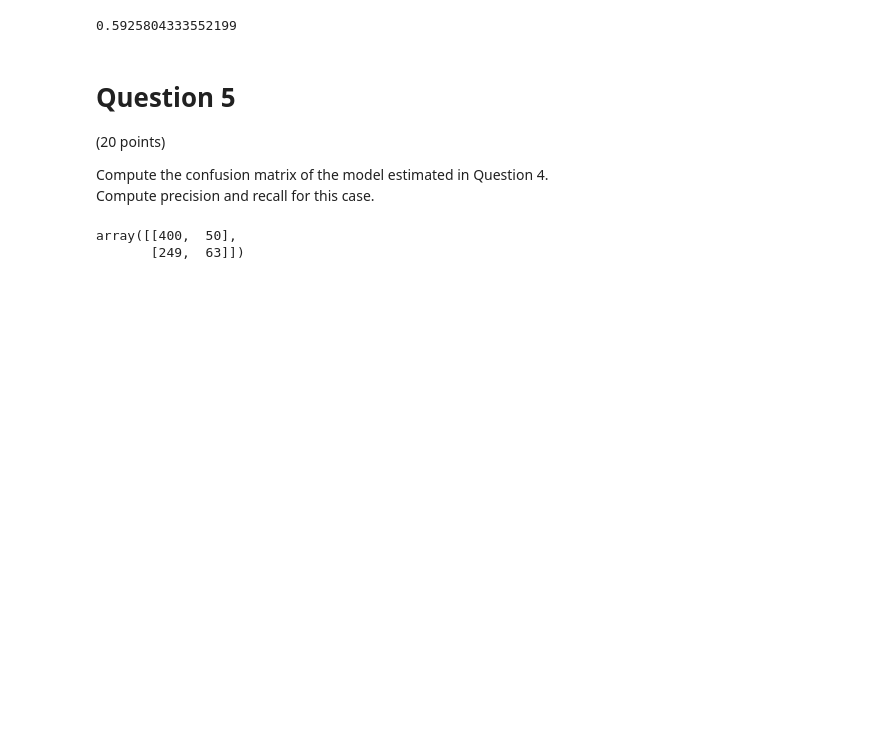
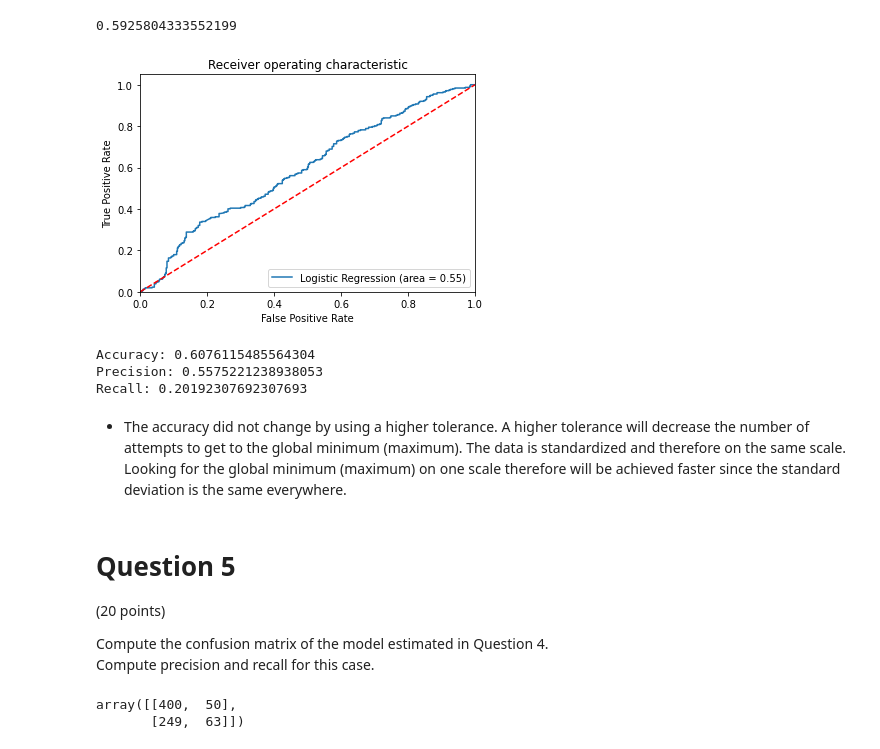
Before and after one commit to Nsmid/Machine-Learning-for-Finance, a Jupyter notebook: assignment 1/assignment1_group08_2021.ipynb, the cells around one changed output. Drawn from its saved outputs; the diff is of its cells as text; code cells hidden in the pictures; blank space fills up the shorter version.

```diff
--- a/assignment 1/assignment1_group08_2021.ipynb
+++ b/assignment 1/assignment1_group08_2021.ipynb
@@ -583,3 +482,28 @@ y_pred_q4=logit_model_q4.predict(x_test_q3)
+# %%
+logit_roc_auc = roc_auc_score(y_test, logit_model_q4.predict(x_test_q3))
+fpr, tpr, thresholds = roc_curve(y_test, logit_model_q4.predict_proba(x_test_q3)[:,1])
+plt.figure()
+plt.plot(fpr, tpr, label='Logistic Regression (area = %0.2f)' % logit_roc_auc)
+plt.plot([0, 1], [0, 1],'r--')
+plt.xlim([0.0, 1.0])
+plt.ylim([0.0, 1.05])
+plt.xlabel('False Positive Rate')
+plt.ylabel('True Positive Rate')
+plt.title('Receiver operating characteristic')
+plt.legend(loc="lower right")
+plt.show()
+# %% [output]
+[figure, added]
+# %%
+print("Accuracy:",metrics.accuracy_score(y_test_q3, y_pred_q4))
+print("Precision:",metrics.precision_score(y_test_q3, y_pred_q4))
+print("Recall:",metrics.recall_score(y_test_q3, y_pred_q4))
+# %% [output]
+Accuracy: 0.6076115485564304
+Precision: 0.5575221238938053
+Recall: 0.20192307692307693
+# %% [markdown]
+- The accuracy did not change by using a higher tolerance. A higher tolerance will decrease the number of attempts to get to the global minimum (maximum). The data is standardized and therefore on the same scale. Looking for the global minimum (maximum) on one scale therefore will be achieved faster since the standard deviation is the same everywhere.
 # %% [markdown]
 # Question 5
 (20 points)
```
Also changed, not shown: parts of 61 cells of this notebook.
